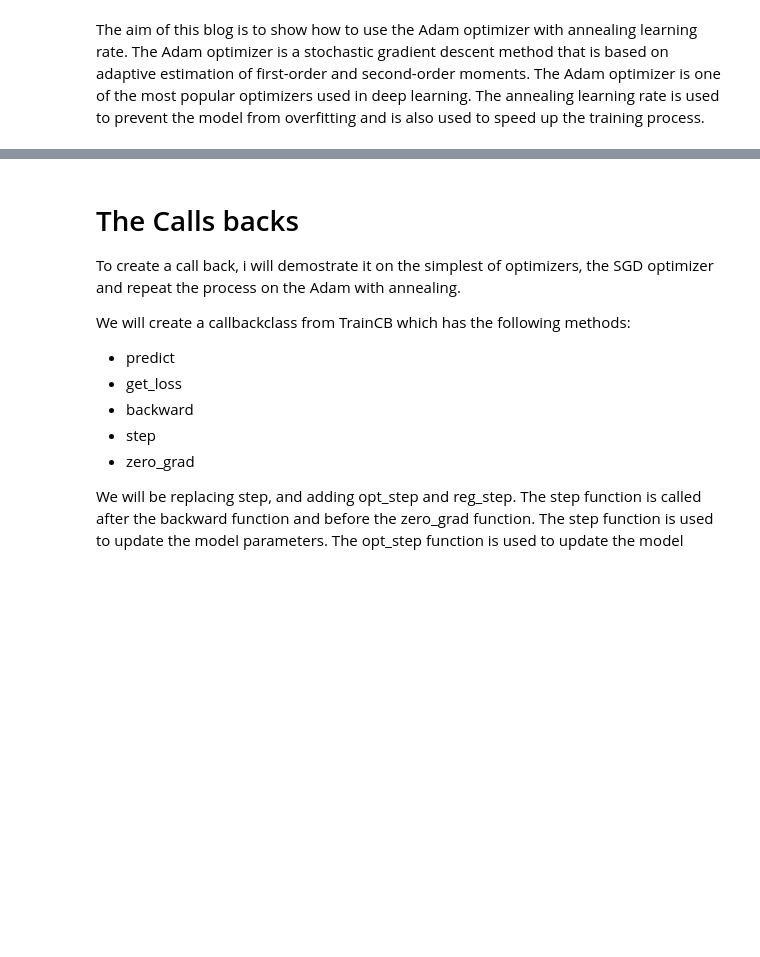
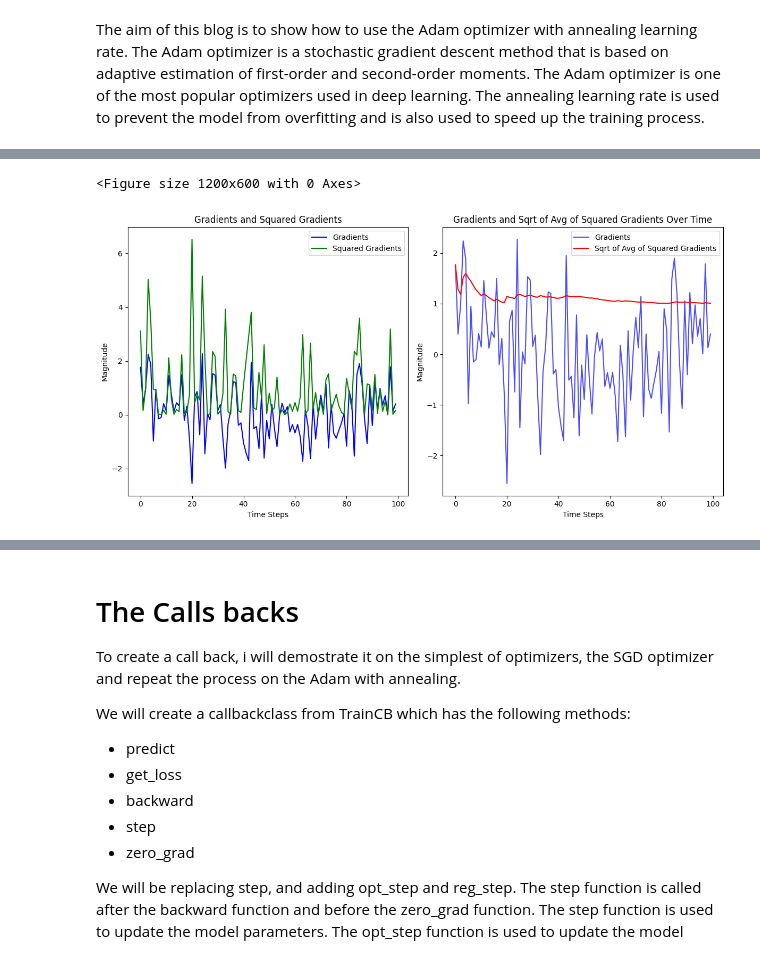
Before and after one commit to resolver101757/resolver101757.github.io, a Jupyter notebook: posts/adam_optimizer/index.ipynb, the cells around one changed output, grey strips where cells are left out. Drawn from its saved outputs; the diff is of its cells as text; code cells hidden in the pictures; blank space fills up the shorter version.

```diff
--- a/posts/adam_optimizer/index.ipynb
+++ b/posts/adam_optimizer/index.ipynb
@@ -466,0 +576,45 @@ learn.fit(3)                                               # fits the model for
+# %%
+import matplotlib.pyplot as plt
+import numpy as np
+
+# Simulate some gradients
+np.random.seed(0)
+gradients = np.random.randn(100)  # Random gradients for simulation
+
+# Compute squared gradients
+squared_gradients = gradients**2
+
+# Compute square root of the average of squared gradients (simulating the second moment in Adam)
+sqrt_avg_squared_gradients = np.sqrt(np.cumsum(squared_gradients) / np.arange(1, 101))
+
+# Plotting
+plt.figure(figsize=(12, 6))
+
+# Updating the plot with distinct colors for each curve
+
+# Plotting with distinct colors
+plt.figure(figsize=(12, 6))
+
+# Plot for Gradients and Squared Gradients
+plt.subplot(1, 2, 1)
+plt.plot(gradients, label='Gradients', color='blue')
+plt.plot(squared_gradients, label='Squared Gradients', color='green')
+plt.title('Gradients and Squared Gradients')
+plt.xlabel('Time Steps')
+plt.ylabel('Magnitude')
+plt.legend()
+
+# Plot for Gradients and Square Root of Avg of Squared Gradients
+plt.subplot(1, 2, 2)
+plt.plot(gradients, label='Gradients', color='blue', alpha=0.7)
+plt.plot(sqrt_avg_squared_gradients, label='Sqrt of Avg of Squared Gradients', color='red')
+plt.title('Gradients and Sqrt of Avg of Squared Gradients Over Time')
+plt.xlabel('Time Steps')
+plt.ylabel('Magnitude')
+plt.legend()
+
+plt.tight_layout()
+plt.show()
+# %% [output]
+<Figure size 1200x600 with 0 Axes>
+[figure, added]
```
Also changed, not shown: parts of 95 cells of this notebook, 11 other files.
